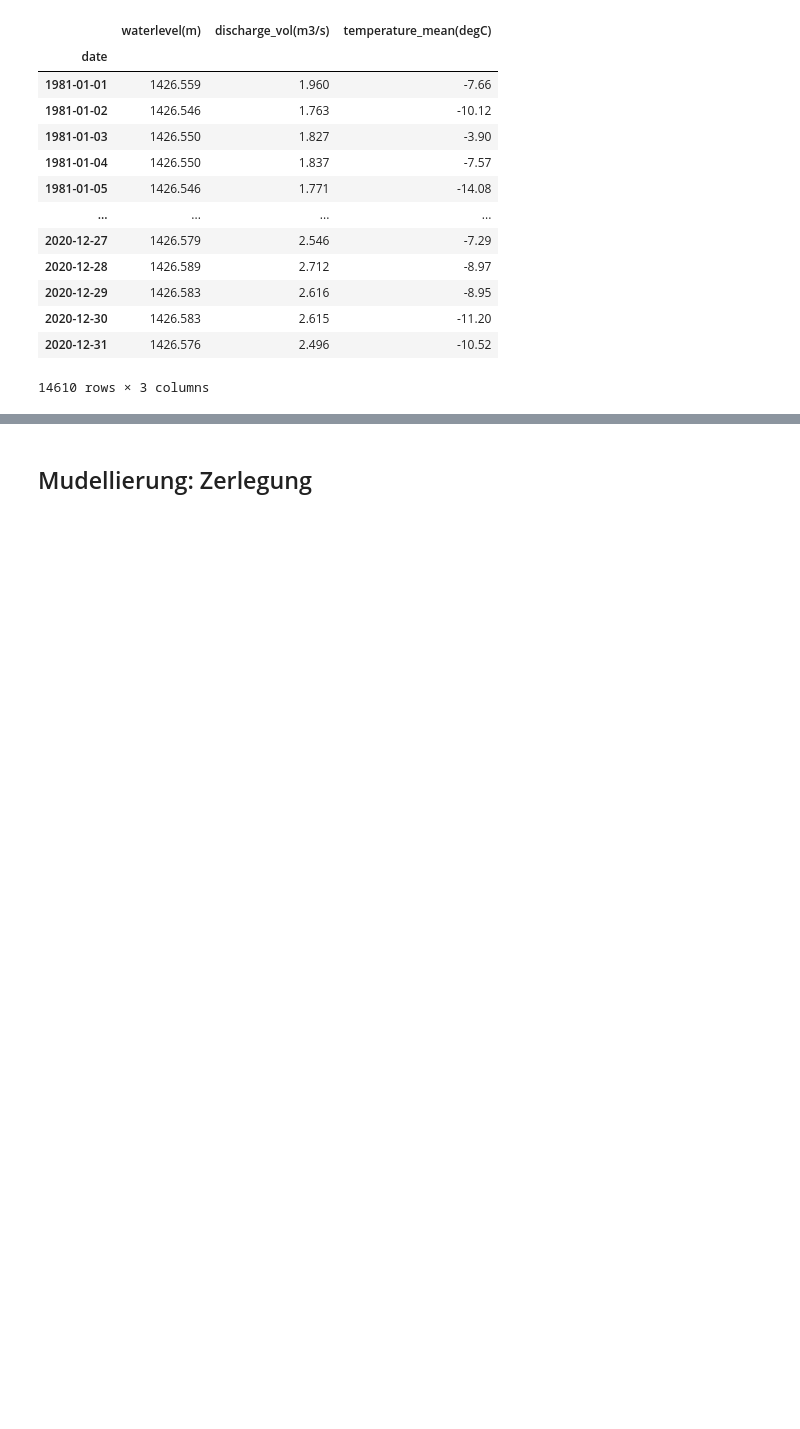
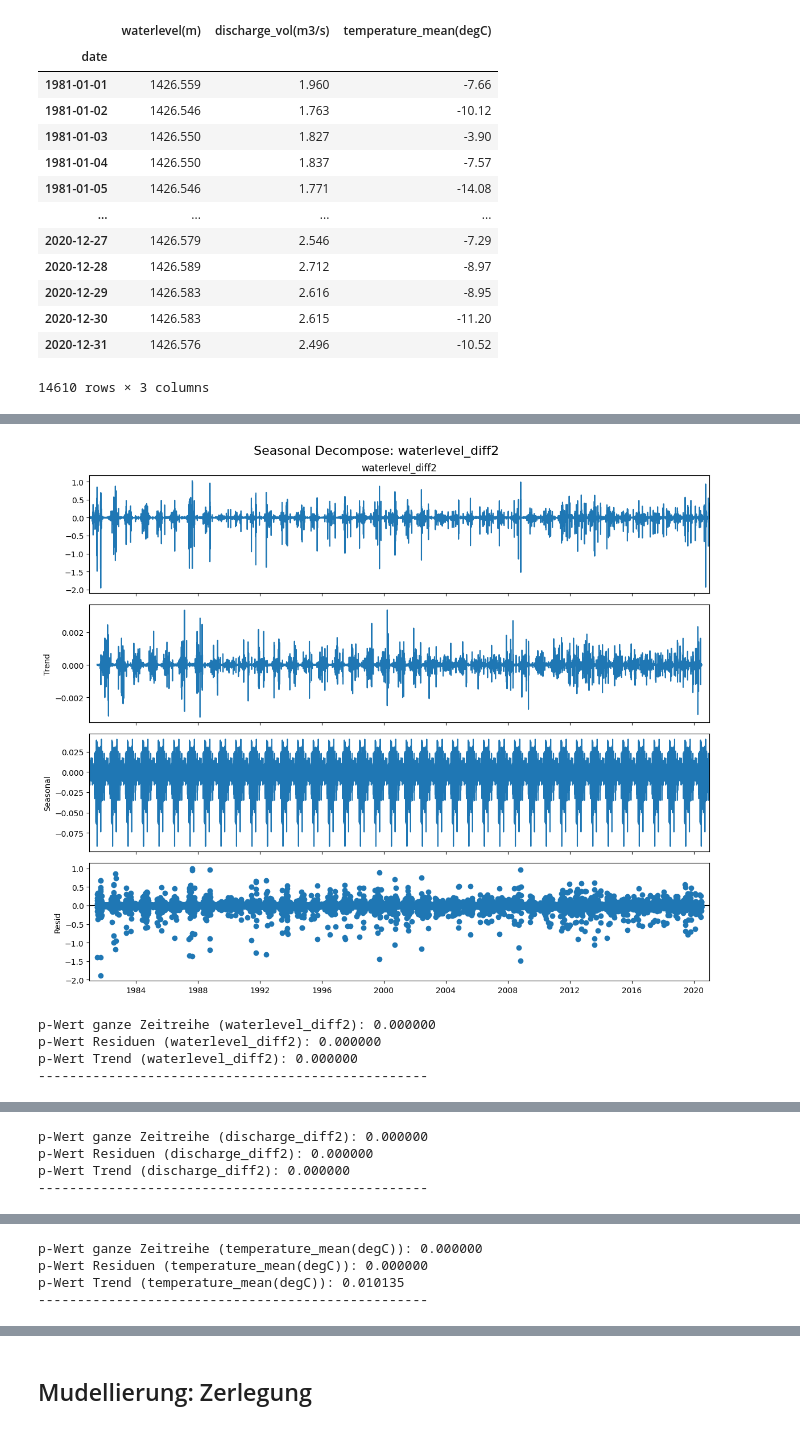
Before and after one commit to Sandra-Senn/spz_Wasserstand_analyse, a Jupyter notebook: notebooks/2_timeseries.ipynb, the cells around one changed output, grey strips where cells are left out. Drawn from its saved outputs; the diff is of its cells as text; code cells hidden in the pictures; blank space fills up the shorter version.

```diff
--- a/notebooks/2_timeseries.ipynb
+++ b/notebooks/2_timeseries.ipynb
@@ -240,0 +223,19 @@ plot_seasonal_decompose_all(df_important_coef, period=365)
+# %%
+df_important_coef_diff = df_important_coef.copy()
+
+# 1. Differenzbildung fuer 'waterlevel(m)'
+df_important_coef_diff['waterlevel_diff'] = df_important_coef_diff['waterlevel(m)'].diff()
+
+# 2. Differenzbildung fuer 'discharge_vol(m3/s)'
+df_important_coef_diff['discharge_diff'] = df_important_coef_diff['discharge_vol(m3/s)'].diff()
+
+# Erster Wert faellt weg wegen NaN durch diff
+df_important_coef_diff.dropna(inplace=True)
+
+# Zweite Differenz auf dem gleichen DataFrame aufbauen
+df_important_coef_diff['waterlevel_diff2'] = df_important_coef_diff['waterlevel_diff'].diff()
+df_important_coef_diff['discharge_diff2'] = df_important_coef_diff['discharge_diff'].diff()
+
+df_important_coef_diff.dropna(inplace=True)
+
+df_important_coef_diff = df_important_coef_diff[['waterlevel_diff2','discharge_diff2', 'temperature_mean(degC)']]
@@ -240,0 +340,8 @@ plot_seasonal_decompose_all(df_important_coef, period=365)
+# %%
+plot_seasonal_decompose_all(df_important_coef_diff, period=365)
+# %% [output]
+[figure, added]
+p-Wert ganze Zeitreihe (waterlevel_diff2): 0.000000
+p-Wert Residuen (waterlevel_diff2): 0.000000
+p-Wert Trend (waterlevel_diff2): 0.000000
+--------------------------------------------------
@@ -240,0 +349,4 @@ plot_seasonal_decompose_all(df_important_coef, period=365)
+p-Wert ganze Zeitreihe (discharge_diff2): 0.000000
+p-Wert Residuen (discharge_diff2): 0.000000
+p-Wert Trend (discharge_diff2): 0.000000
+--------------------------------------------------
@@ -240,0 +354,4 @@ plot_seasonal_decompose_all(df_important_coef, period=365)
+p-Wert ganze Zeitreihe (temperature_mean(degC)): 0.000000
+p-Wert Residuen (temperature_mean(degC)): 0.000000
+p-Wert Trend (temperature_mean(degC)): 0.010135
+--------------------------------------------------
```
Also changed, not shown: parts of 22 cells of this notebook, 1 other file.
